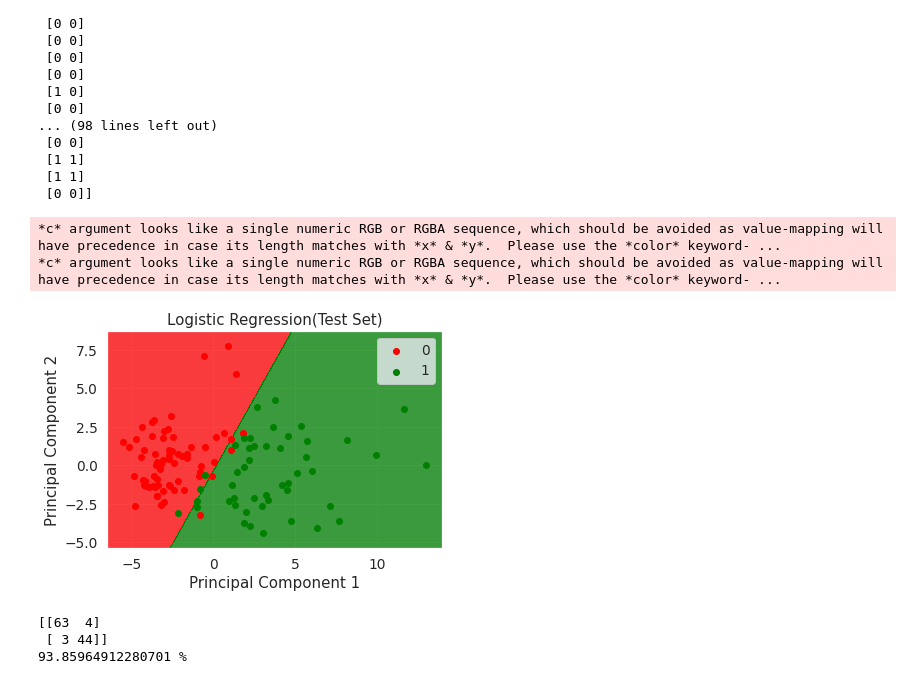
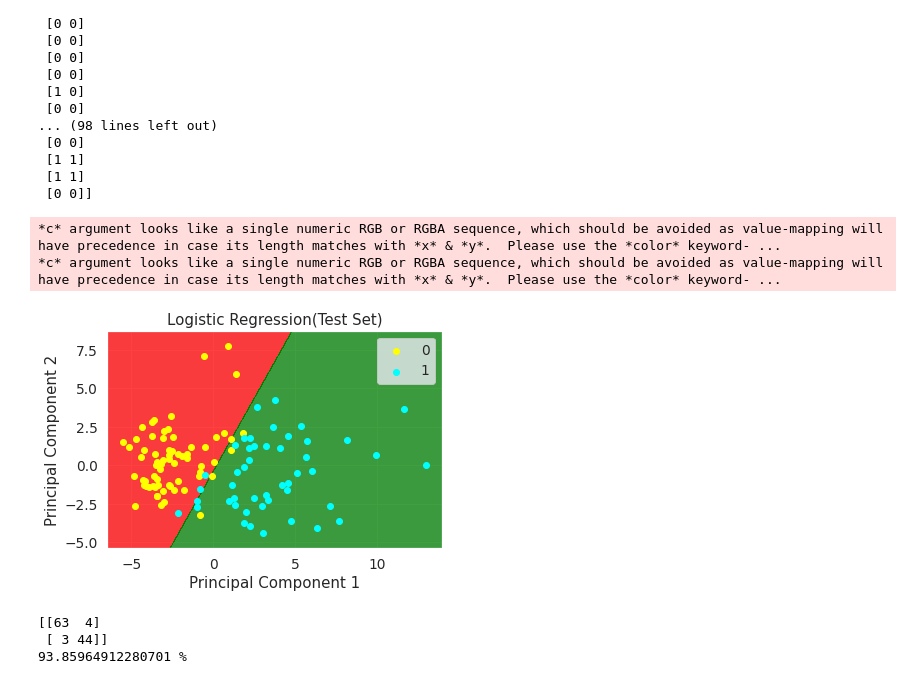
Before and after one commit to debangana97/Data-science-works, a Jupyter notebook: Breast_cancer_diagnosis_using_PCA_two_ways.ipynb, the cells around one changed output. Drawn from its saved outputs; the diff is of its cells as text; code cells hidden in the pictures.

```diff
--- a/Breast_cancer_diagnosis_using_PCA_two_ways.ipynb
+++ b/Breast_cancer_diagnosis_using_PCA_two_ways.ipynb
@@ -927,25 +927,25 @@ print(np.concatenate((new_y_pred_lr.reshape(len(new_y_pred_lr),1), y_test.reshap
 # %%
 #Visualising test set results
 
 from matplotlib.colors import ListedColormap
 x_set, y_set = testdata_2comp, y_test
 x1, x2 = np.meshgrid(np.arange(start=x_set[:,0].min()-1, stop=x_set[:,0].max()+1, step=0.01),
                      np.arange(start=x_set[:,1].min()-1, stop=x_set[:,1].max()+1, step=0.01))
 plt.contourf(x1,x2,new_LRclassifier.predict(np.array([x1.ravel(),x2.ravel()]).T).reshape(x1.shape),
             alpha=0.75,cmap=ListedColormap(('red','green')))
 plt.xlim(x1.min(), x1.max())
 plt.ylim(x2.min(), x2.max())
 for i,j in enumerate(np.unique(y_set)):
-    plt.scatter(x_set[y_set==j,0], x_set[y_set==j,1],c=ListedColormap(('red','green'))(i), label=j)
+    plt.scatter(x_set[y_set==j,0], x_set[y_set==j,1],c=ListedColormap(('yellow','cyan'))(i), label=j)
 plt.title('Logistic Regression(Test Set)')
 plt.xlabel('Principal Component 1')
 plt.ylabel('Principal Component 2')
 plt.legend()
 plt.show()
 # %% [output]
 *c* argument looks like a single numeric RGB or RGBA sequence, which should be avoided as value-mapping will have precedence in case its length matches with *x* & *y*.  Please use the *color* keyword- ...
 *c* argument looks like a single numeric RGB or RGBA sequence, which should be avoided as value-mapping will have precedence in case its length matches with *x* & *y*.  Please use the *color* keyword- ...
-[figure, old version]
+[figure, new version]
 # %%
 #Evaluating model performance
 
```
Also changed, not shown: parts of 6 cells of this notebook.
